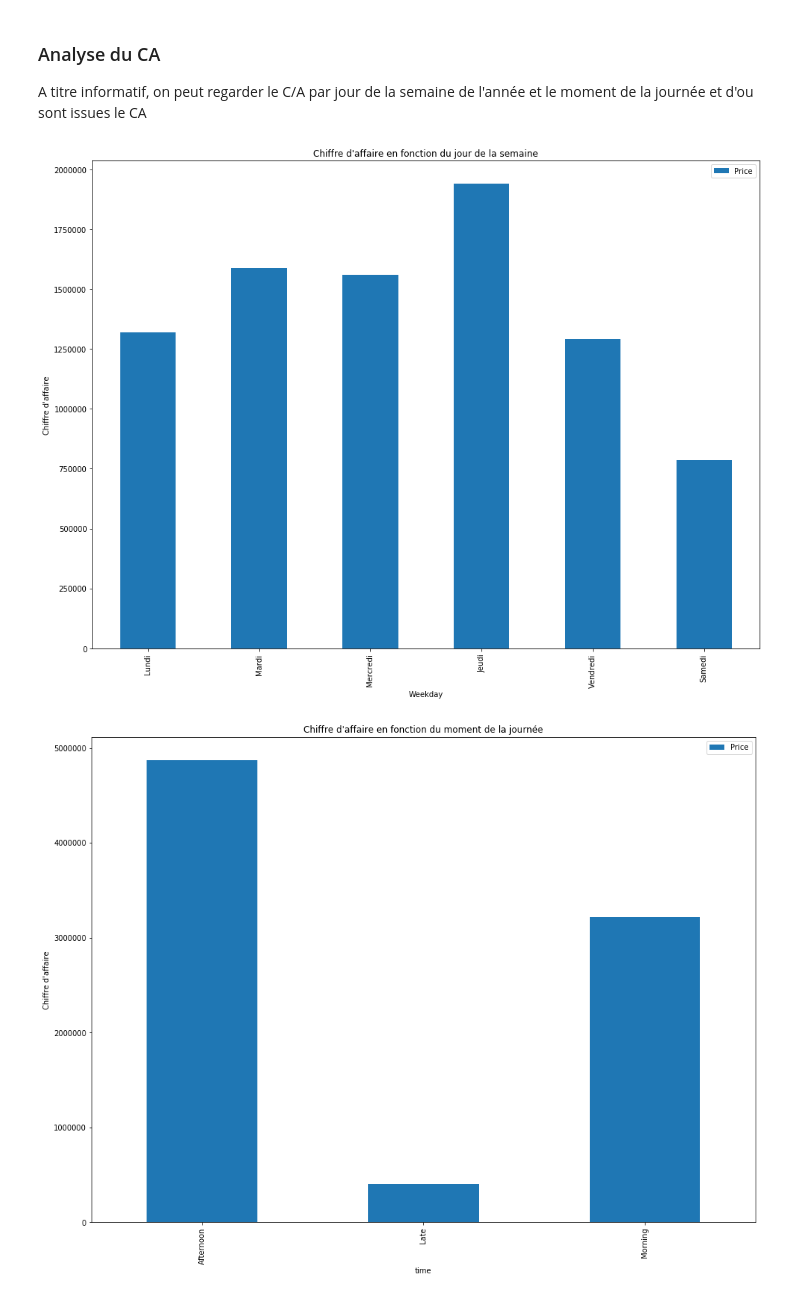
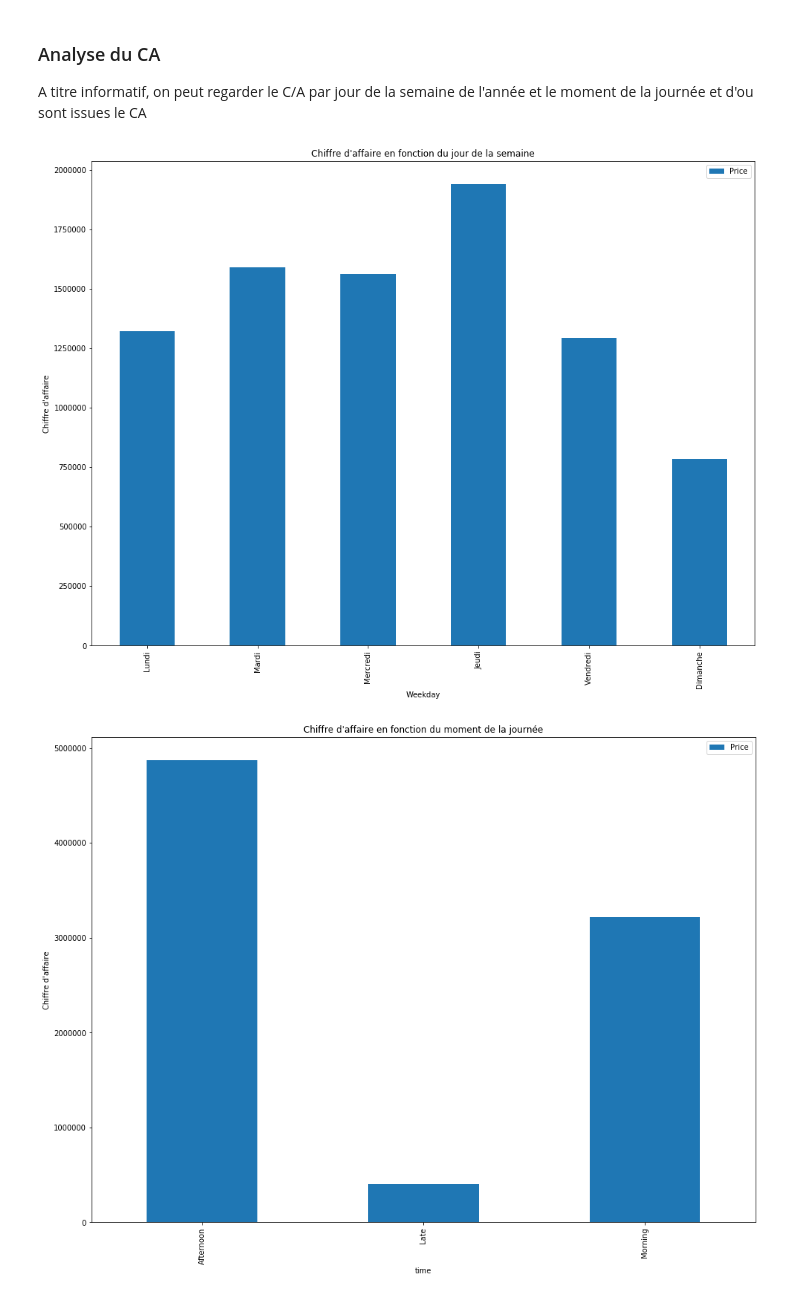
Before and after one commit to Coni63/OC_DS, a Jupyter notebook: P5/Segmentation Client.ipynb, the cells around one changed output. Cells and saved outputs as stored; diff of their text form; code cells hidden in the pictures.

```diff
--- a/P5/Segmentation Client.ipynb
+++ b/P5/Segmentation Client.ipynb
@@ -922,17 +948,17 @@ A titre informatif, on peut regarder le C/A par jour de la semaine de l'année e
 # %%
 analyse_jour = df.groupby("Weekday").agg({
     #"InvoiceNo" : "count",
     "Price" : "sum"
 })
 
 ax = analyse_jour.plot(kind="bar", figsize=(16,12))
-ax.set_xticklabels(["Lundi", "Mardi", "Mercredi", "Jeudi", "Vendredi", "Samedi"])
+ax.set_xticklabels(["Lundi", "Mardi", "Mercredi", "Jeudi", "Vendredi", "Dimanche"])
 plt.ylabel("Chiffre d'affaire")
 plt.title("Chiffre d'affaire en fonction du jour de la semaine")
 plt.savefig("img/CA_week.png")
 plt.show()
 # %% [output]
-[figure, old version]
+[figure, new version]
 # %%
 Cat_col = df[["Morning", "Afternoon", "Late"]].idxmax(axis=1)
 s2 = pd.concat([Cat_col, df["Price"]], axis=1)
```
Also changed, not shown: parts of 3 cells of this notebook, 3 other files.
